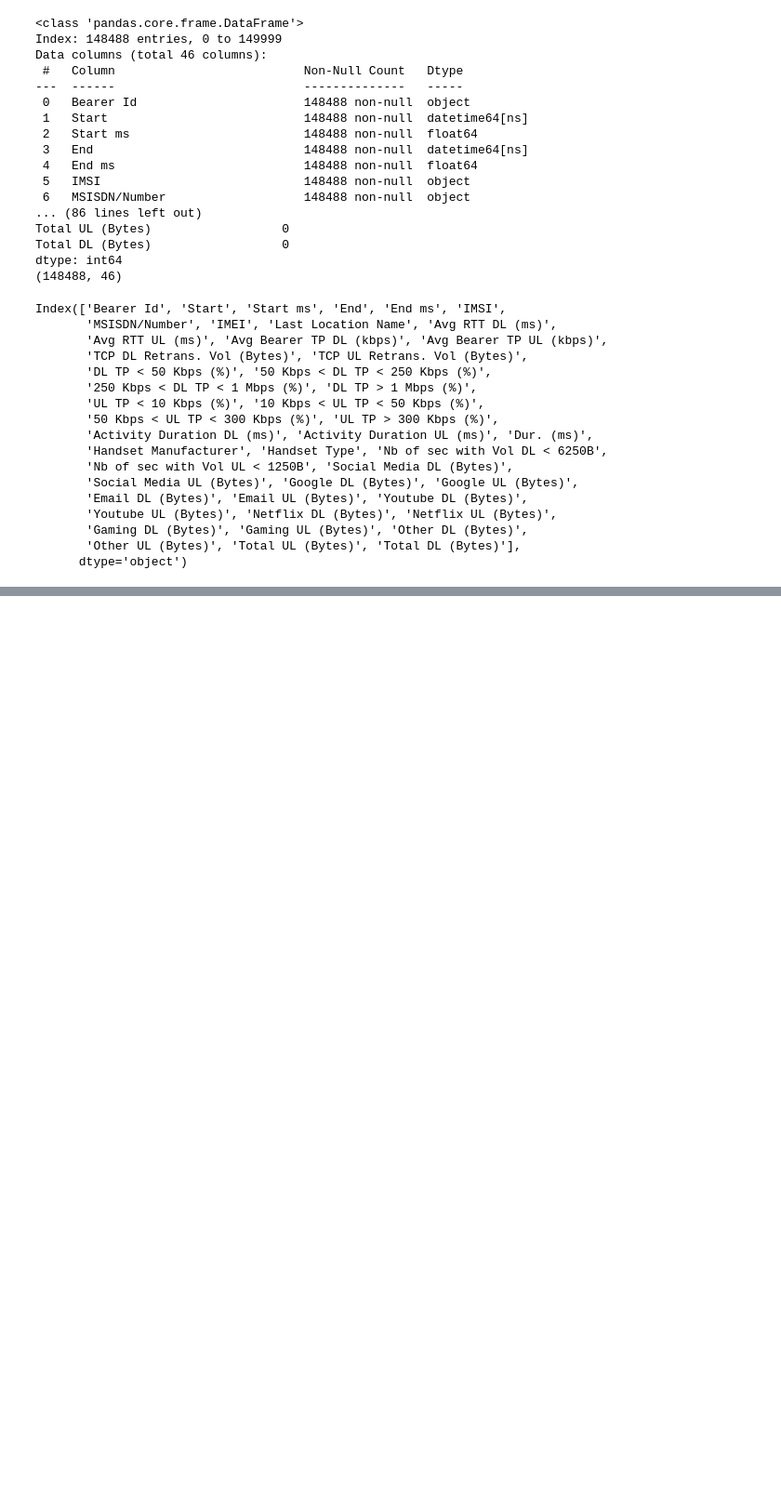
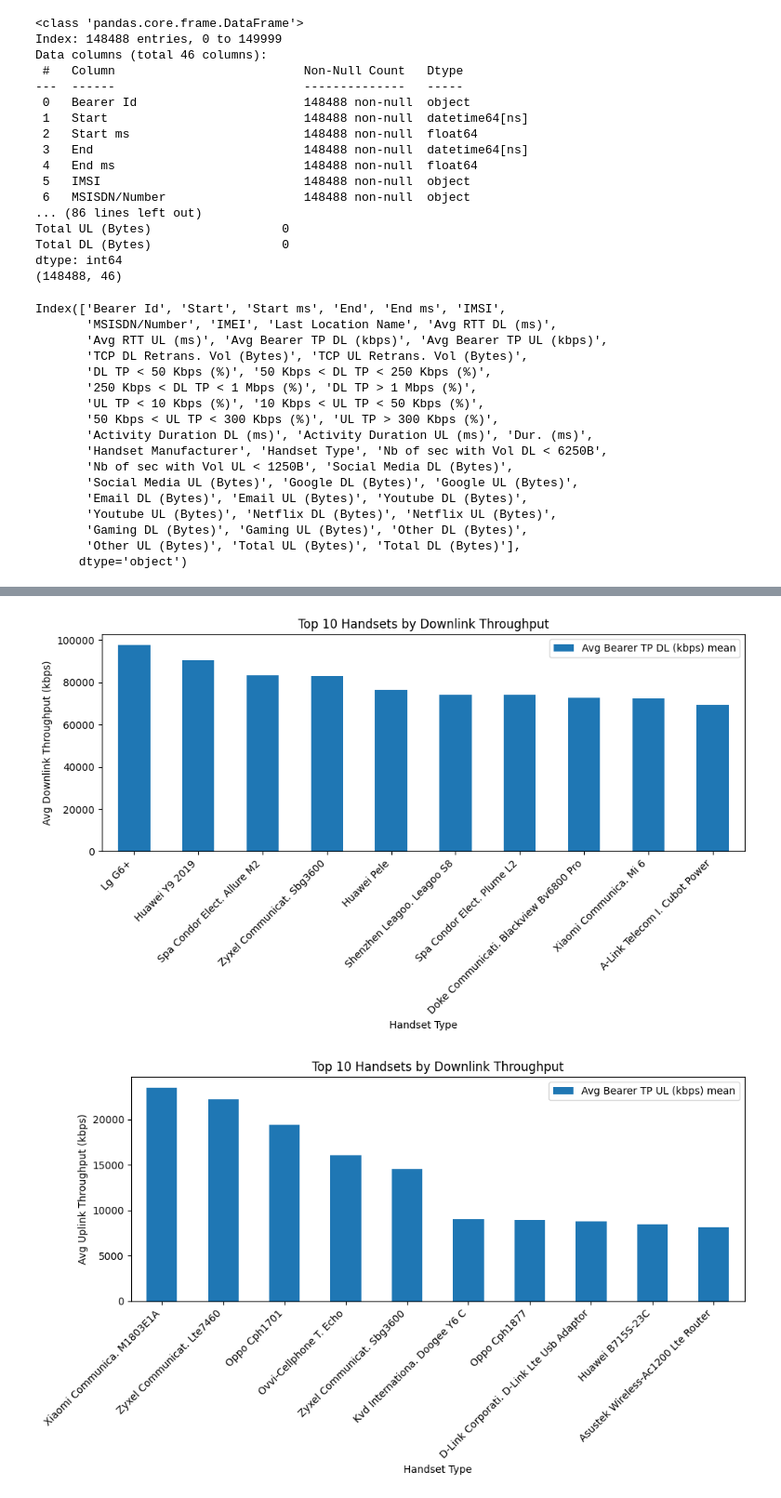
Before and after one commit to Tsebaot-Girma/TellCo-Telecom-Analysis, a Jupyter notebook: notebooks/Experience Analytics.ipynb, the cells around one changed output, grey strips where cells are left out. Shown: that part at 93% size. Cells and saved outputs as stored; diff of their text form; code cells hidden in the pictures; blank space fills up the shorter version.

Commit message:
Updated experience analysis and related scripts

```diff
--- a/notebooks/Experience Analytics.ipynb
+++ b/notebooks/Experience Analytics.ipynb
@@ -137 +127,6 @@ Total DL (Bytes)                                 1
 dtype: int64
+# %%
+# Aggregate per customer
+aggregated_data = aggregate_customer_data(telecom_data)
+print("Aggregated Customer Data:")
+print(aggregated_data.head())
@@ -137,0 +223,12 @@ dtype: int64
+# %%
+# Call the function and visualize the data
+throughput_distribution, tcp_retransmission_per_handset = analyze_throughput_per_handset(aggregated_data)
+
+# Print outputs for further analysis
+print("Throughput Distribution per Handset Type:")
+print(throughput_distribution)
+print("\nAverage TCP Retransmission mean per Handset Type:")
+print(tcp_retransmission_per_handset)
+# %% [output]
+[figure, added]
+[figure, added]
```
Also changed, not shown: parts of 9 cells of this notebook, 1 other file.
